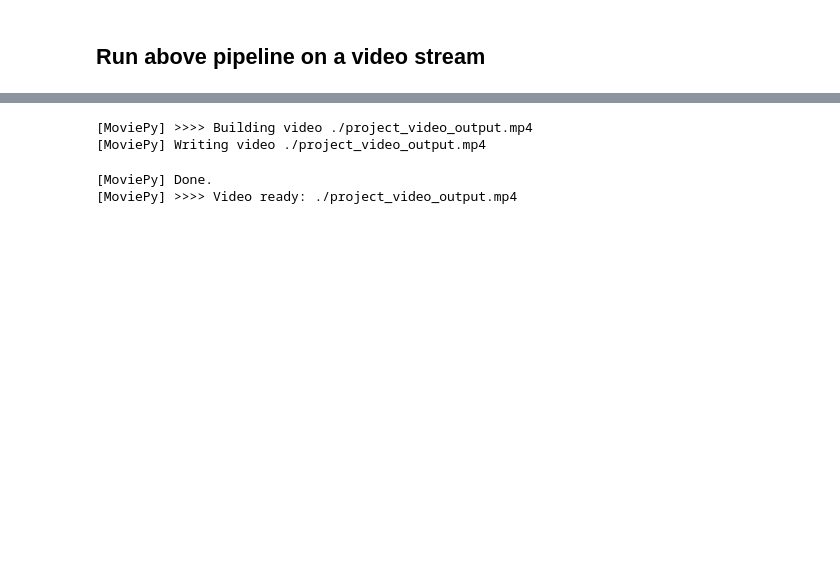
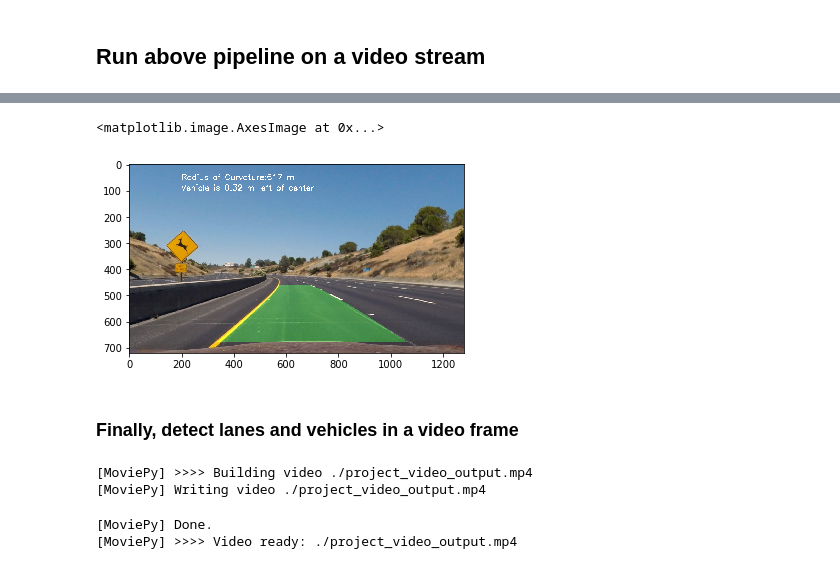
Before and after one commit to gajendr-nikhil/Computer-Vision, a Jupyter notebook: Vehicle-Detection-and-Tracking/Vehicle-Detection-and-Tracking.ipynb, the cells around one changed output, grey strips where cells are left out. Saved outputs shown, nothing was run; the diff lists cells and outputs as text; code cells hidden in the pictures; blank space fills up the shorter version.

```diff
--- a/Vehicle-Detection-and-Tracking/Vehicle-Detection-and-Tracking.ipynb
+++ b/Vehicle-Detection-and-Tracking/Vehicle-Detection-and-Tracking.ipynb
@@ -426,12 +430,11 @@ f, axs = plt.subplots(3, 2, figsize=(10, 10))
 axs = axs.ravel()
 f.tight_layout()
 
-start, stop, step = 90, 191, 15
+start, stop, step = 90, 191, 20
 xy_window = [(n, int(n * 0.65)) for n in range(start, stop, step)]
 ystart = 400
 overlap = 1.65
 y_start_stop = [(ystart, ystart + n + 2 * step) for n in range(start, stop, step)]
-# xy_overlap = [((overlap * n) / ystart, (overlap * n) / ystart) for n in range(start, stop, step)]
 xy_overlap = [(0.8, 0.8) for _ in range(start, stop, step)]
 
 images = glob.glob('./test_images/*.jpg')
@@ -519,0 +736,29 @@ def process_image(image):
+# %%
+def get_PTmatrix(x, y):
+
+    src = np.float32([[(x/2 - 150, y/2 + 100),
+                       (x/2 + 150, y/2 + 100),
+                       (x - 50,    y - 40),
+                       (100,       y - 40)]])
+    dst = np.float32([[(0,      0),
+                       (x - 50, 0),
+                       (x - 50, y),
+                       (100,    y)]])
+
+    return (cv2.getPerspectiveTransform(src, dst),
+            cv2.getPerspectiveTransform(dst, src))
+
+def corners_unwarp(undist, M, img_size):
+    return cv2.warpPerspective(undist,
+                               M,
+                               img_size,
+                               flags=cv2.INTER_LINEAR)
+
+# warp the thresholded image so that we can fit second order
+# polynomial to find road lanes
+def warp_image(image, mtx, dist, M):
+    # undistort
+    undist = cal_undistort(image, mtx, dist)
+    img_size = (image.shape[1], image.shape[0])
+    # warp image
+    return corners_unwarp(undist, M, img_size)
@@ -520 +1031,18 @@ def process_image(image):
+# %%
+image = cv2.imread('test_images/test{}.jpg'.format(2))
+
+objpoints, imgpoints = get_obj_img_points()
+mtx, dist = cal_camera(image, objpoints, imgpoints)
+M, Minv = get_PTmatrix(image.shape[1], image.shape[0])
+
+left_lane = Line()
+right_lane = Line()
+
+marked_image = mark_lane(image)
+plt.imshow(cv2.cvtColor(marked_image, cv2.COLOR_BGR2RGB))
+# %% [output]
+<matplotlib.image.AxesImage at 0x...>
+[figure, added]
+# %% [markdown]
+### Finally, detect lanes and vehicles in a video frame
 # %%
```
Also changed, not shown: parts of 30 cells of this notebook, 20 other files.
